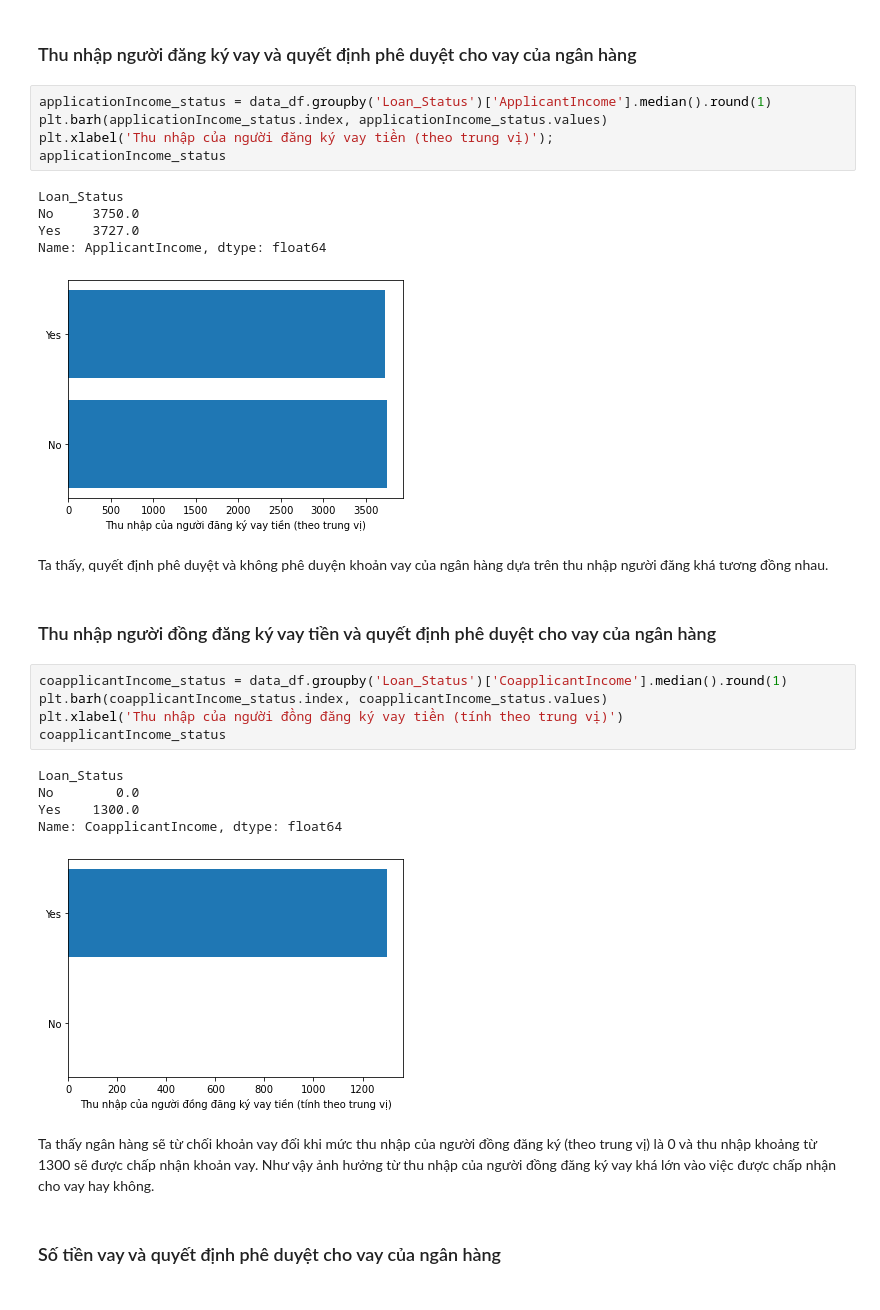
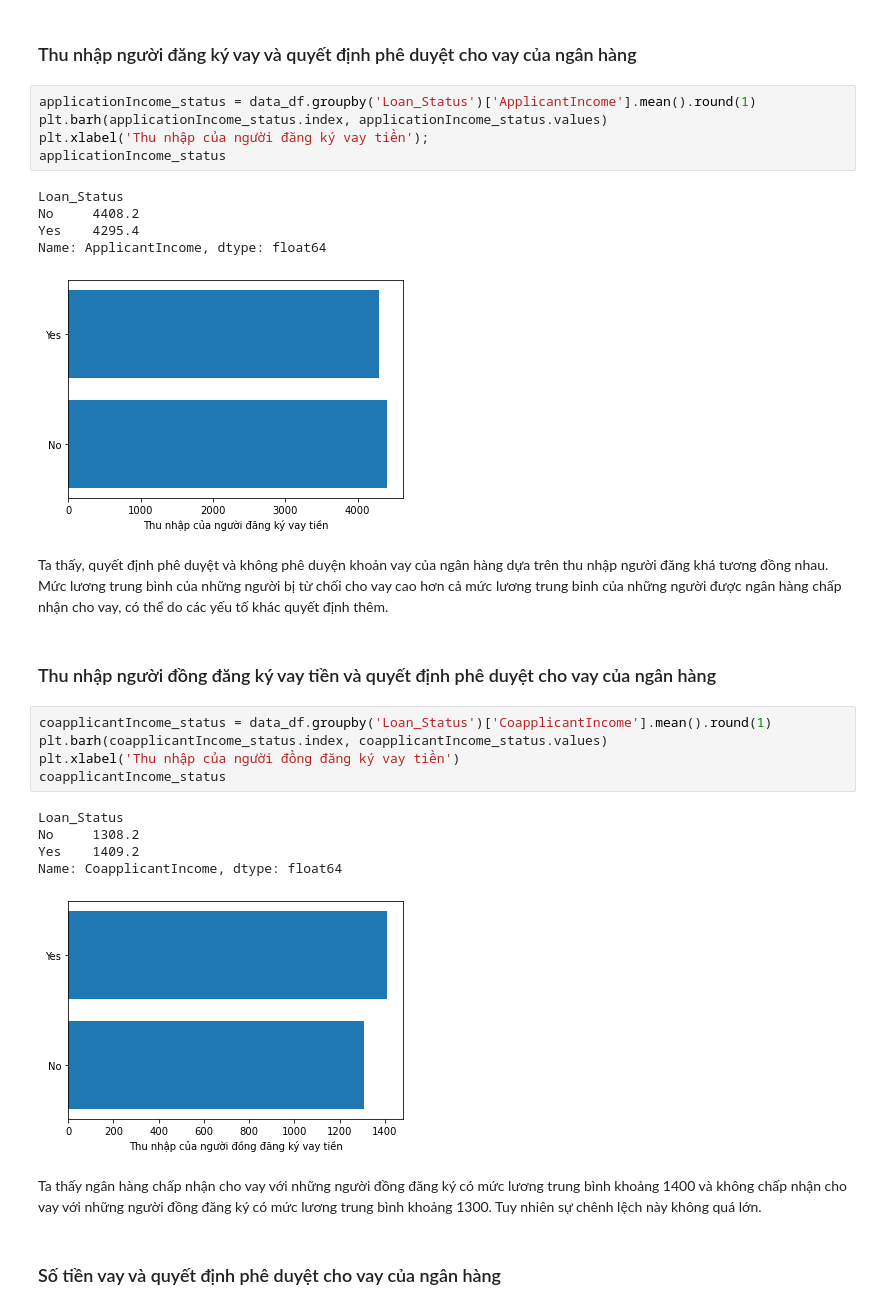
Before and after one commit to tonyvu1289/P4DS-FinalProject-vip, a Jupyter notebook: Final_Project.ipynb, the cells around one changed output. Drawn from its saved outputs; the diff is of its cells as text.

```diff
--- a/Final_Project.ipynb
+++ b/Final_Project.ipynb
@@ -470,33 +562,33 @@ except:
 # %% [markdown]
 ### Thu nhập người đăng ký vay và quyết định phê duyệt cho vay của ngân hàng
 # %%
-applicationIncome_status = data_df.groupby('Loan_Status')['ApplicantIncome'].median().round(1)
+applicationIncome_status = data_df.groupby('Loan_Status')['ApplicantIncome'].mean().round(1)
 plt.barh(applicationIncome_status.index, applicationIncome_status.values)
-plt.xlabel('Thu nhập của người đăng ký vay tiền (theo trung vị)');
+plt.xlabel('Thu nhập của người đăng ký vay tiền');
 applicationIncome_status
 # %% [output]
 Loan_Status
-No     3750.0
-Yes    3727.0
+No     4408.2
+Yes    4295.4
 Name: ApplicantIncome, dtype: float64
-[figure, old version]
+[figure, new version]
 # %% [markdown]
-Ta thấy, quyết định phê duyệt và không phê duyện khoản vay của ngân hàng dựa trên thu nhập người đăng khá tương đồng nhau.
+Ta thấy, quyết định phê duyệt và không phê duyện khoản vay của ngân hàng dựa trên thu nhập người đăng khá tương đồng nhau. Mức lương trung bình của những người bị từ chối cho vay cao hơn cả mức lương trung binh của những người được ngân hàng chấp nhận cho vay, có thể do các yếu tố khác quyết định thêm.
 # %% [markdown]
 ### Thu nhập người đồng đăng ký vay tiền và quyết định phê duyệt cho vay của ngân hàng
 # %%
-coapplicantIncome_status = data_df.groupby('Loan_Status')['CoapplicantIncome'].median().round(1)
+coapplicantIncome_status = data_df.groupby('Loan_Status')['CoapplicantIncome'].mean().round(1)
 plt.barh(coapplicantIncome_status.index, coapplicantIncome_status.values)
-plt.xlabel('Thu nhập của người đồng đăng ký vay tiền (tính theo trung vị)')
+plt.xlabel('Thu nhập của người đồng đăng ký vay tiền')
 coapplicantIncome_status
 # %% [output]
 Loan_Status
-No        0.0
-Yes    1300.0
+No     1308.2
+Yes    1409.2
 Name: CoapplicantIncome, dtype: float64
-[figure, old version]
+[figure, new version]
 # %% [markdown]
-Ta thấy ngân hàng sẽ từ chối khoản vay đối khi mức thu nhập của người đồng đăng ký (theo trung vị) là 0 và thu nhập khoảng từ 1300 sẽ được chấp nhận khoản vay. Như vậy ảnh hưởng từ thu nhập của người đồng đăng ký vay khá lớn vào việc được chấp nhận cho vay hay không.
+Ta thấy ngân hàng chấp nhận cho vay với những người đồng đăng ký có mức lương trung bình khoảng 1400 và không chấp nhận cho vay với những người đồng đăng ký có mức lương trung bình khoảng 1300. Tuy nhiên sự chênh lệch này không quá lớn.
 # %% [markdown]
 ### Số tiền vay và quyết định phê duyệt cho vay của ngân hàng
 # %%
```
Also changed, not shown: parts of 27 cells of this notebook, 1 other file.
